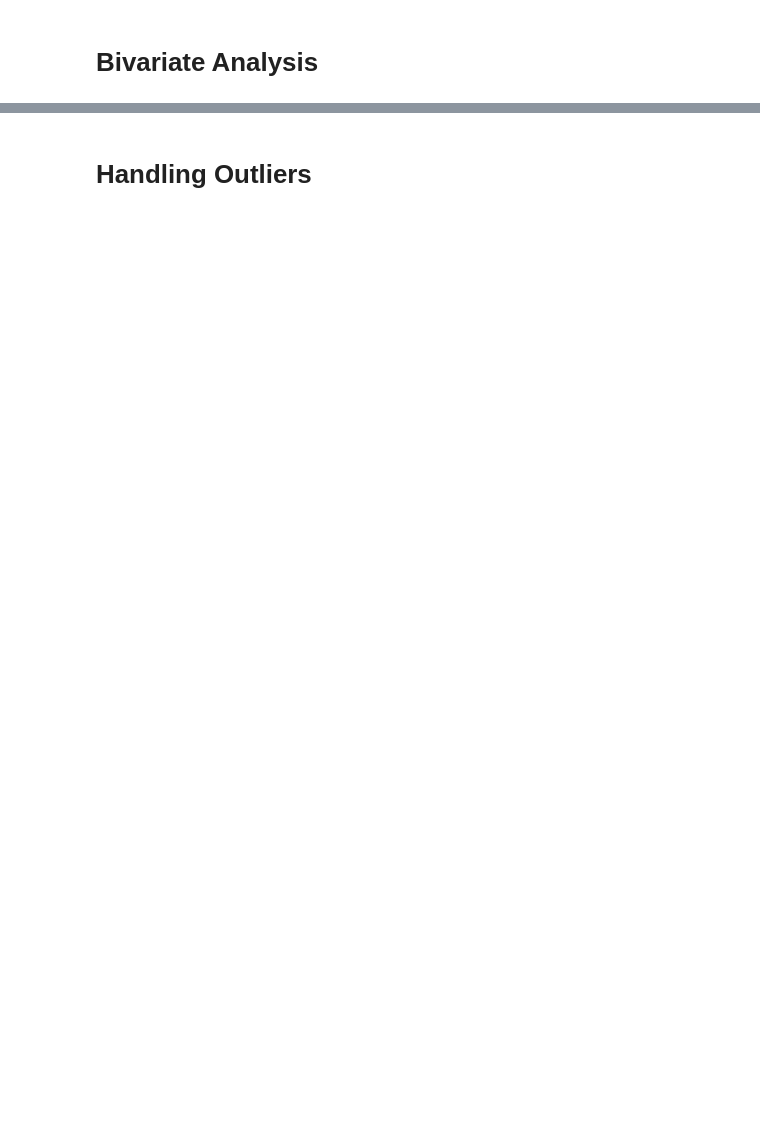
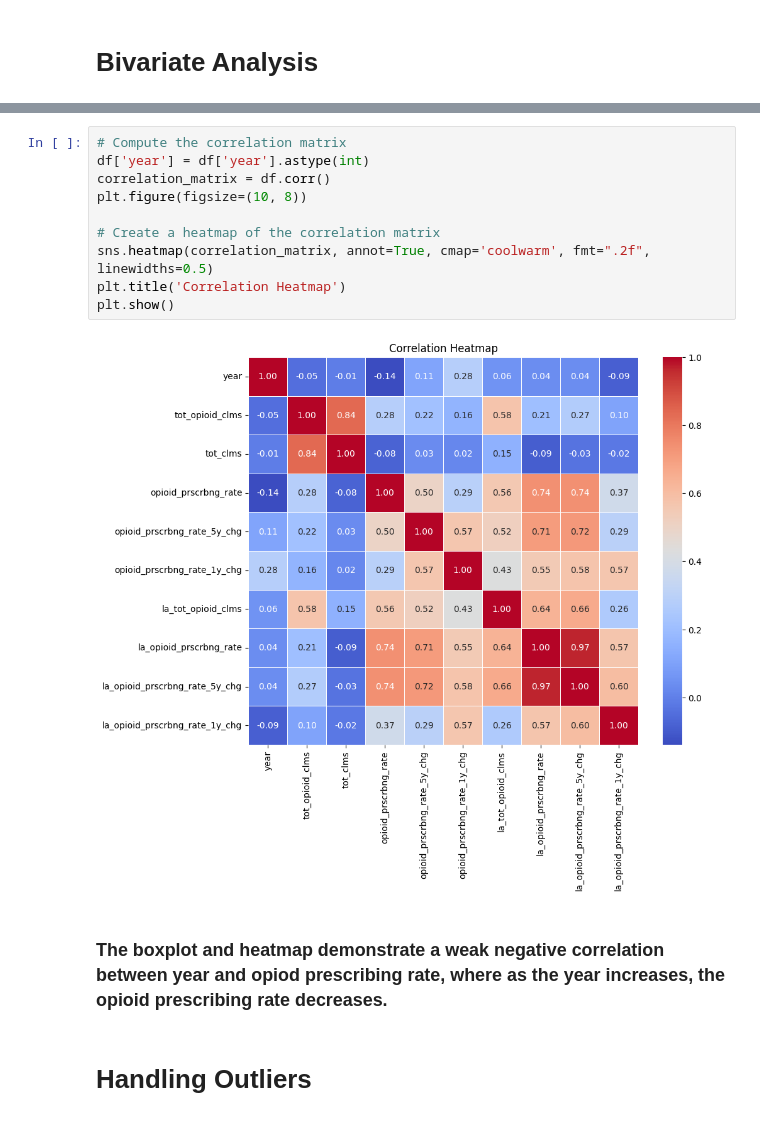
Before and after one commit to stephe-hu/datasci_3_eda, a Jupyter notebook: hha507assignment3.ipynb, the cells around one changed output, grey strips where cells are left out. Cells and saved outputs as stored; diff of their text form; blank space fills up the shorter version.

```diff
--- a/hha507assignment3.ipynb
+++ b/hha507assignment3.ipynb
@@ -138,2 +168,16 @@ plt.show()
+# %%
+# Compute the correlation matrix
+df['year'] = df['year'].astype(int)
+correlation_matrix = df.corr()
+plt.figure(figsize=(10, 8))
+
+# Create a heatmap of the correlation matrix
+sns.heatmap(correlation_matrix, annot=True, cmap='coolwarm', fmt=".2f", linewidths=0.5)
+plt.title('Correlation Heatmap')
+plt.show()
+# %% [output]
+[figure, added]
+# %% [markdown]
+### The boxplot and heatmap demonstrate a weak negative correlation between year and opiod prescribing rate, where as the year increases, the opioid prescribing rate decreases.
 # %% [markdown]
 # Handling Outliers
```
Also changed, not shown: parts of 12 cells of this notebook.
